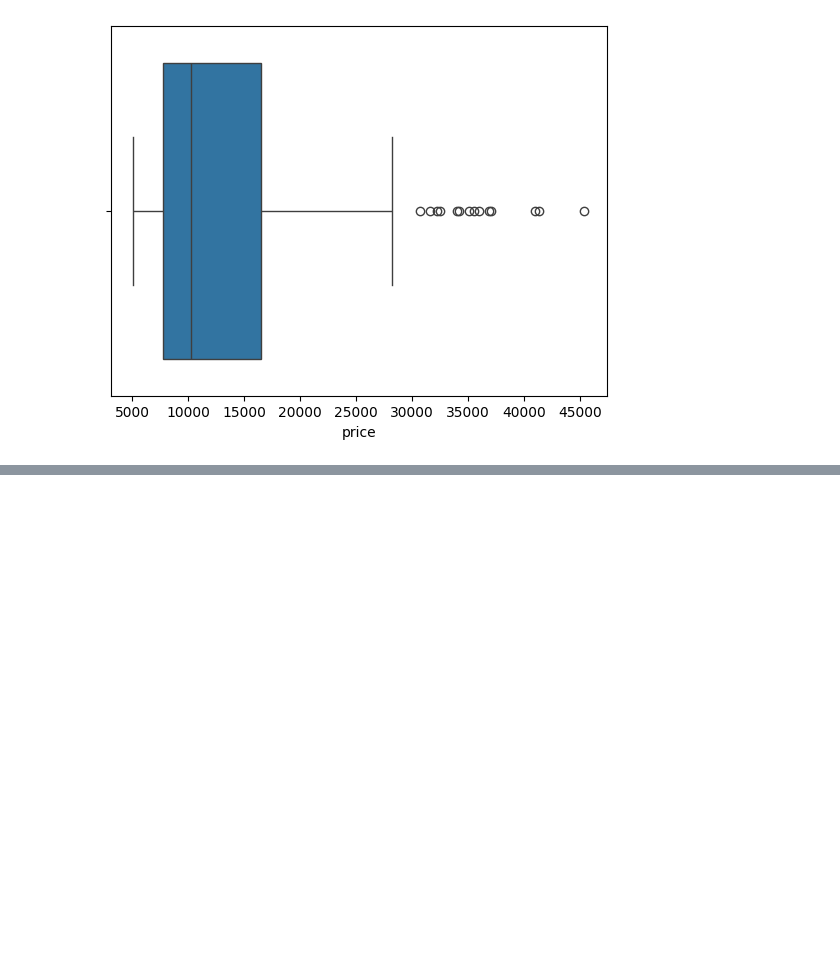
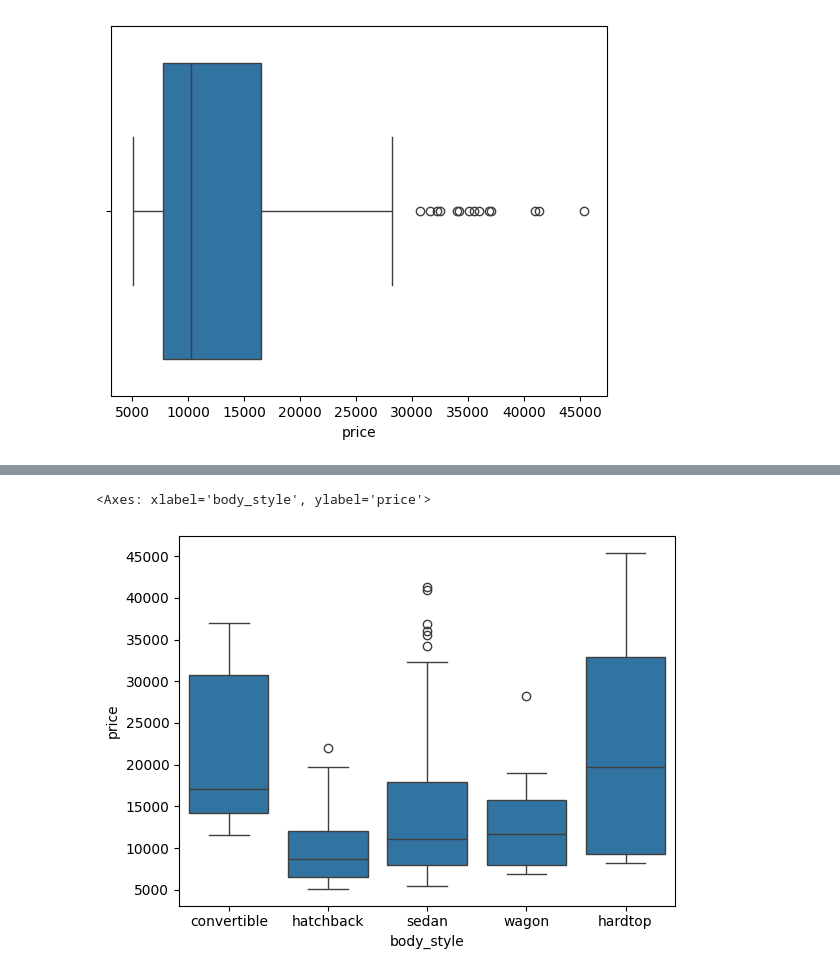
Before and after one commit to chemkemeimyers/PythonProjects, a Jupyter notebook: DataVisualization.ipynb, the cells around one changed output, grey strips where cells are left out. Cells and saved outputs as stored; diff of their text form; code cells hidden in the pictures; blank space fills up the shorter version.

```diff
--- a/DataVisualization.ipynb
+++ b/DataVisualization.ipynb
@@ -51,0 +56,5 @@ sns.boxplot(data=df, x='price')
+# %%
+sns.boxplot(data = df, x='body_style', y='price')
+# %% [output]
+<Axes: xlabel='body_style', ylabel='price'>
+[figure, added]
```
Also changed, not shown: parts of 1 cell of this notebook.
